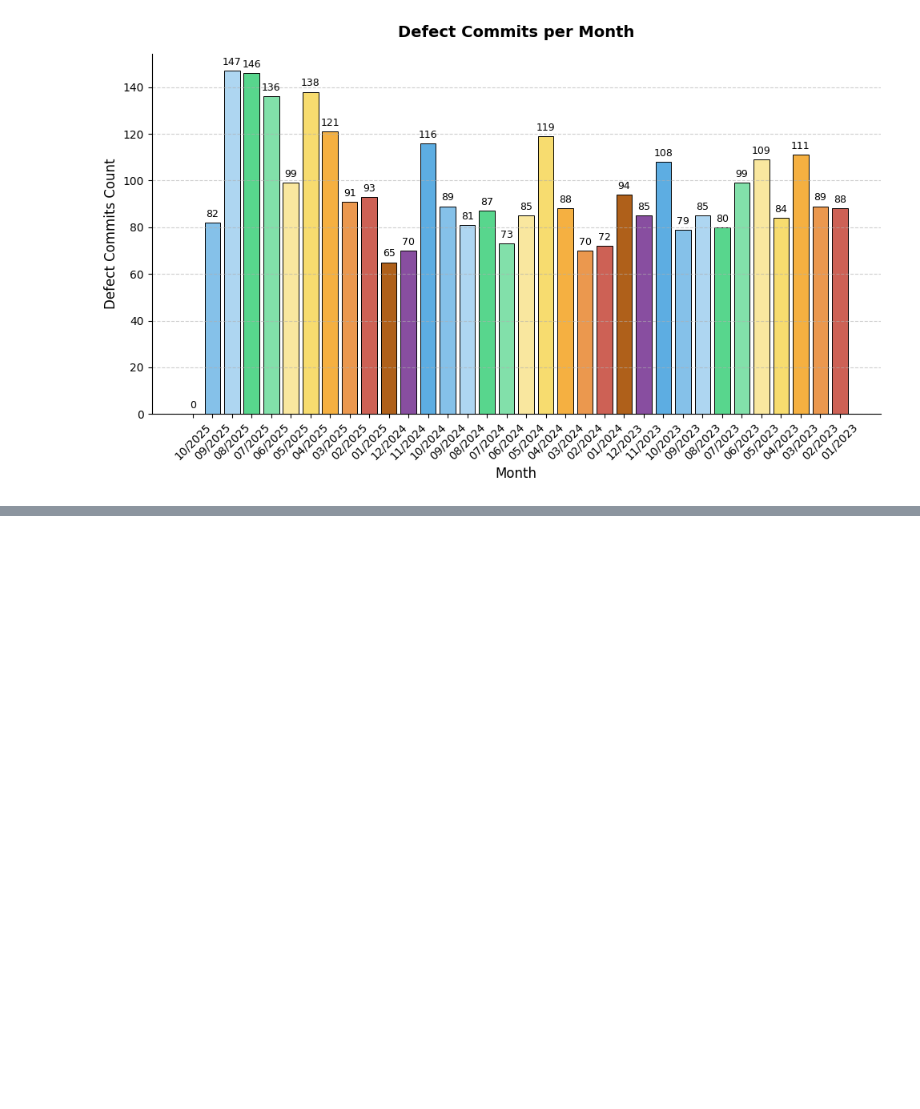
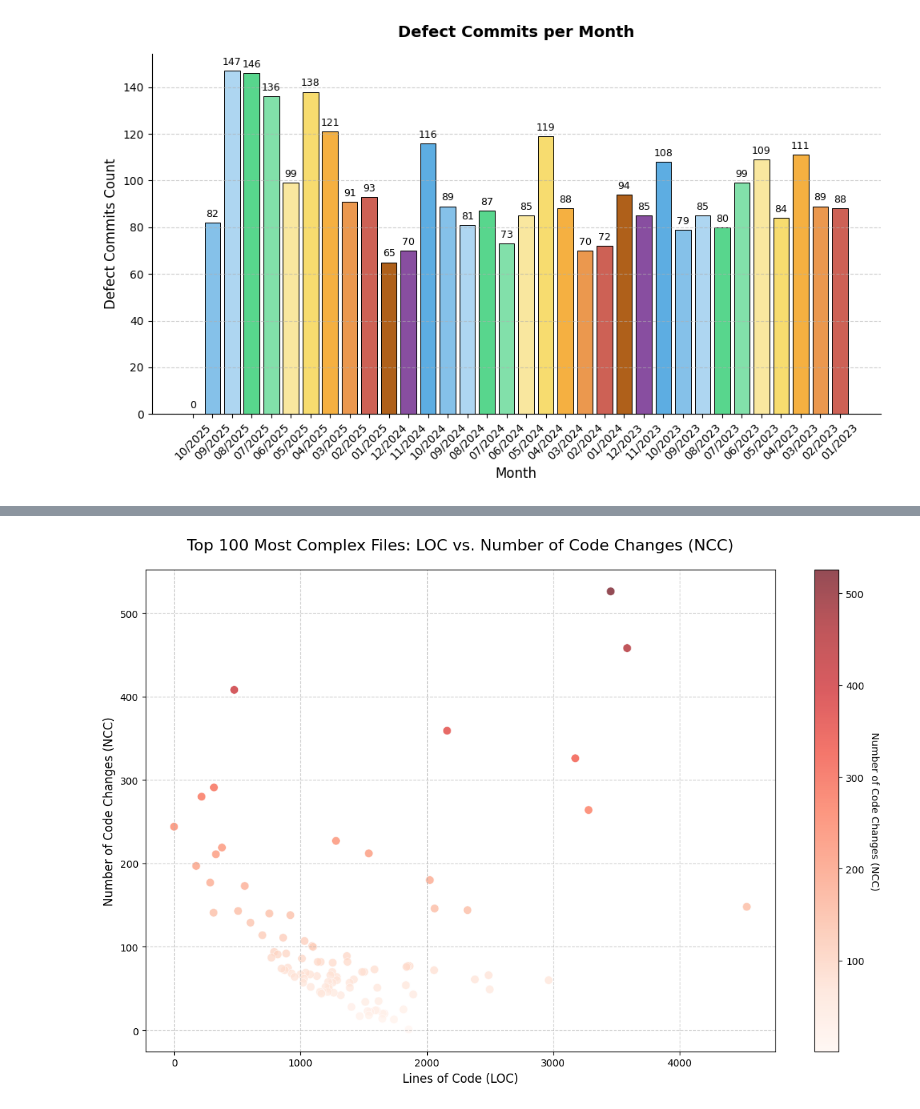
Before and after one commit to Cindylliu/FSS_Assignment_1, a Jupyter notebook: assignment.ipynb, the cells around one changed output, grey strips where cells are left out. Cells and saved outputs as stored; diff of their text form; code cells hidden in the pictures; blank space fills up the shorter version.

```diff
--- a/assignment.ipynb
+++ b/assignment.ipynb
@@ -310,0 +551,84 @@ Top 2 defect file: src/transformers/trainer.py
+# %%
+def plot_loc_vs_ncc_scatterplot(stats_dict):
+    """
+    Calculates complexity, filters to the top 100 most complex files,
+    and creates a scatterplot of LOC vs. NCC for those files.
+
+    Complexity Score Formula: ncc * 10 + loc
+
+    Args:
+        stats_dict (dict): The input dictionary of file statistics.
+    """
+    if not stats_dict:
+        print("Error: The input dictionary is empty.")
+        return
+
+    # 1. Calculate Complexity Score and create a sortable list
+    scored_data = []
+    for filename, details in stats_dict.items():
+        loc = details.get("loc", 0)
+        ncc = details.get("ncc", 0)
+
+        # New Complexity Formula: ncc * 10 + loc
+        complexity_score = ncc * 10 + loc
+
+        scored_data.append({
+            "filename": filename,
+            "loc": loc,
+            "ncc": ncc,
+            "score": complexity_score
+        })
+
+    # 2. Sort by complexity score in descending order
+    # This places the most complex files at the beginning of the list
+    scored_data.sort(key=lambda x: x["score"], reverse=True)
+
+    # 3. Select the top 100 most complex entries (or all, if less than 100)
+    top_100_files = scored_data[:100]
+
+    # 4. Extract data points from the filtered list
+    filenames = []
+    loc_values = [] # X-axis
+    ncc_values = [] # Y-axis
+
+    for file_data in top_100_files:
+        filenames.append(file_data["filename"])
+        loc_values.append(file_data["loc"])
+        ncc_values.append(file_data["ncc"])
+
+    print(f"Plotting {len(top_100_files)} files (Top 100 by Complexity Score: NCC*10 + LOC)")
+
+    # --- Plotting ---
+
+    # Create the figure and axes
+    fig, ax = plt.subplots(figsize=(12, 8))
+
+    # 5. Create the scatterplot
+    # Coloring the points by NCC helps visualize the magnitude of changes within the top 100
+    scatter = ax.scatter(loc_values, ncc_values,
+                         c=ncc_values,          # Color based on NCC value
+                         cmap='Reds',           # Using 'Reds' to signify "hotness"
+                         s=70,                  # Slightly larger markers to highlight the top 100
+                         alpha=0.7,             # Transparency
+                         edgecolors='w', linewidths=0.5)
+
+    # 6. Add title and labels
+    ax.set_title("Top 100 Most Complex Files: LOC vs. Number of Code Changes (NCC)", fontsize=16, pad=20)
+    ax.set_xlabel("Lines of Code (LOC)", fontsize=12)
+    ax.set_ylabel("Number of Code Changes (NCC)", fontsize=12)
+
+    # Add a color bar to explain the colors
+    cbar = fig.colorbar(scatter, ax=ax)
+    cbar.set_label('Number of Code Changes (NCC)', rotation=270, labelpad=15)
+
+    # Add grid for better reading
+    ax.grid(True, linestyle='--', alpha=0.6)
+
+    # Improve layout
+    plt.tight_layout()
+
+    # Display the plot
+    plt.show()
+
+plot_loc_vs_ncc_scatterplot(file_stats)
+# %% [output]
@@ -310,0 +636 @@ Top 2 defect file: src/transformers/trainer.py
+[figure, added]
```
Also changed, not shown: parts of 16 cells of this notebook, 1 other file.
